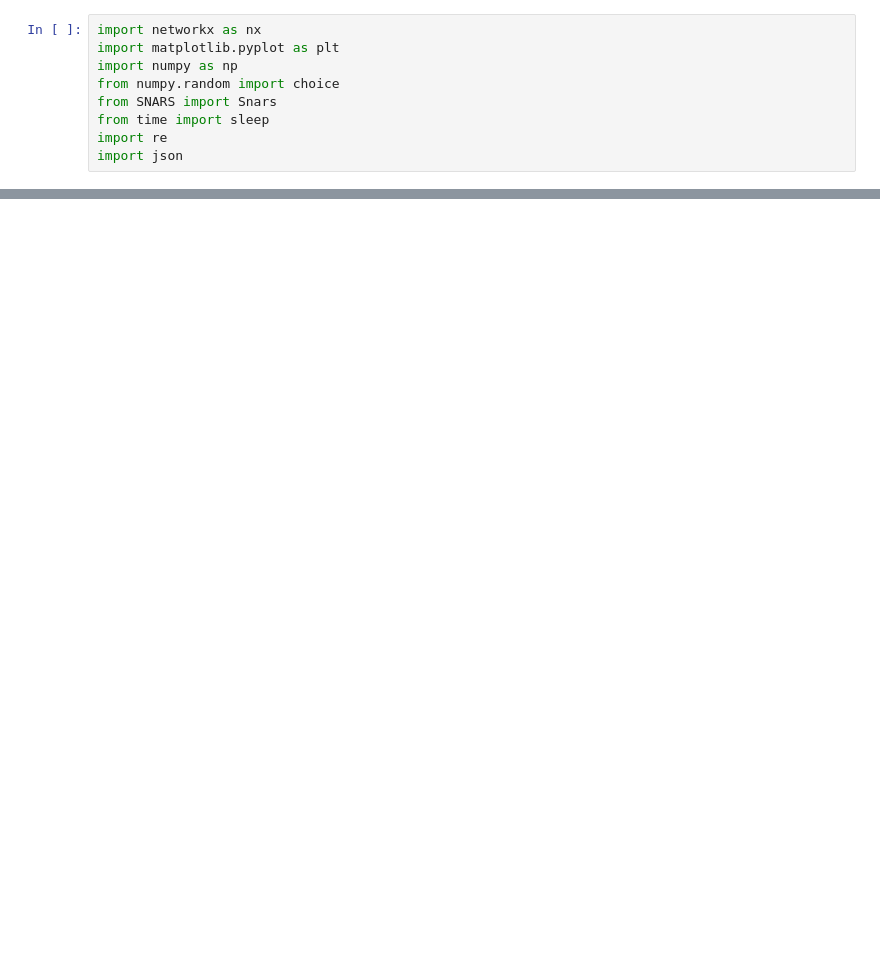
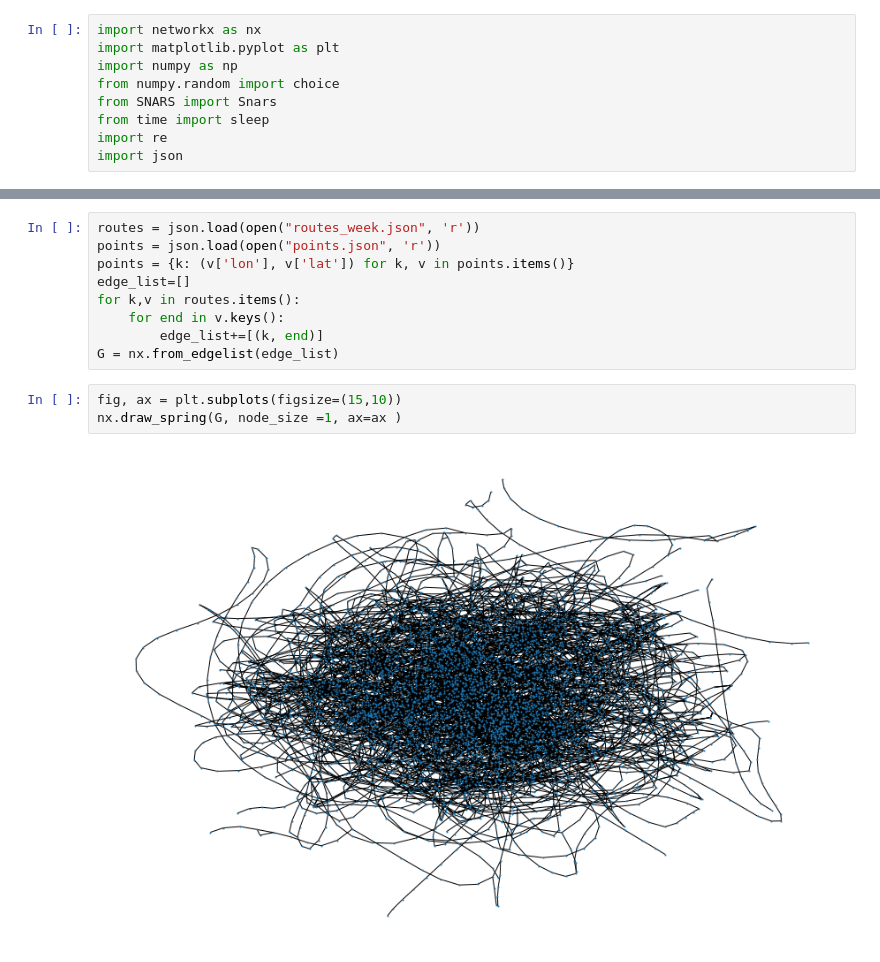
Before and after one commit to PaulinaPacyna/SNARS, a Jupyter notebook: Project 8.ipynb, the cells around one changed output, grey strips where cells are left out. Cells and saved outputs as stored; diff of their text form; blank space fills up the shorter version.

```diff
--- a/Project 8.ipynb
+++ b/Project 8.ipynb
@@ -36,0 +19,14 @@ len(ztm_lines)
+# %%
+routes = json.load(open("routes_week.json", 'r'))
+points = json.load(open("points.json", 'r'))
+points = {k: (v['lon'], v['lat']) for k, v in points.items()}
+edge_list=[]
+for k,v in routes.items():
+    for end in v.keys():
+        edge_list+=[(k, end)]
+G = nx.from_edgelist(edge_list)
+# %%
+fig, ax = plt.subplots(figsize=(15,10))
+nx.draw_spring(G, node_size =1, ax=ax )
+# %% [output]
+[figure, added]
```
Also changed, not shown: parts of 10 cells of this notebook, 3 other files.
